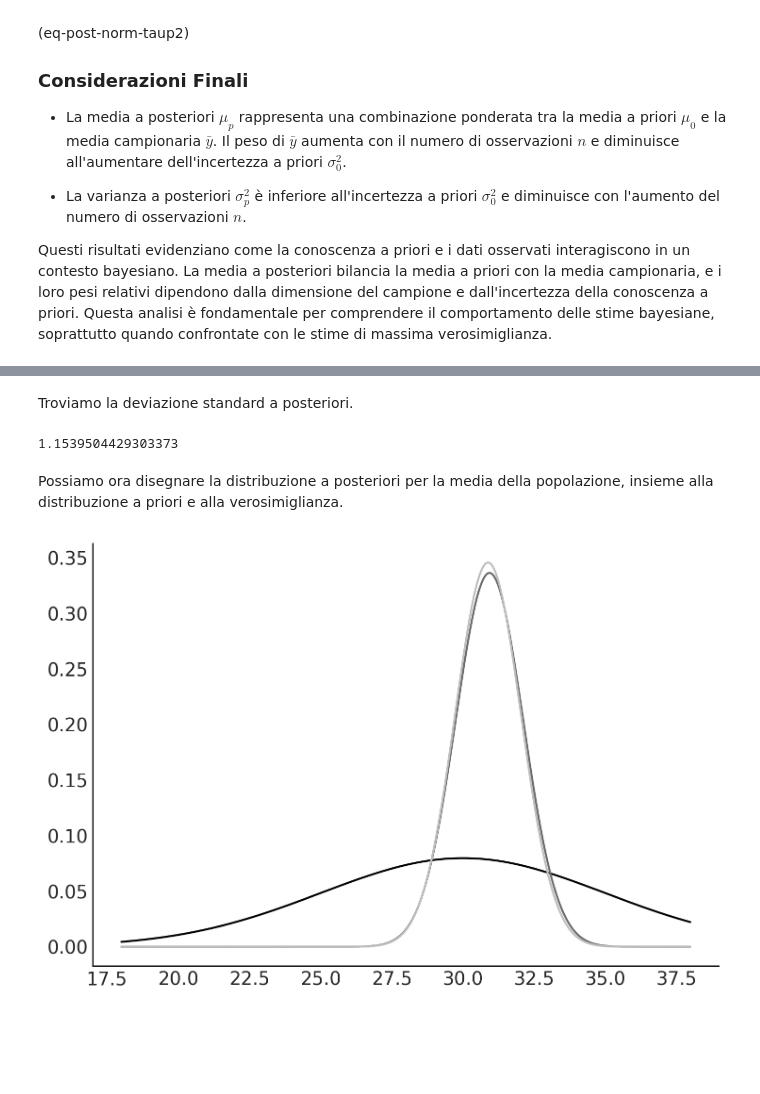
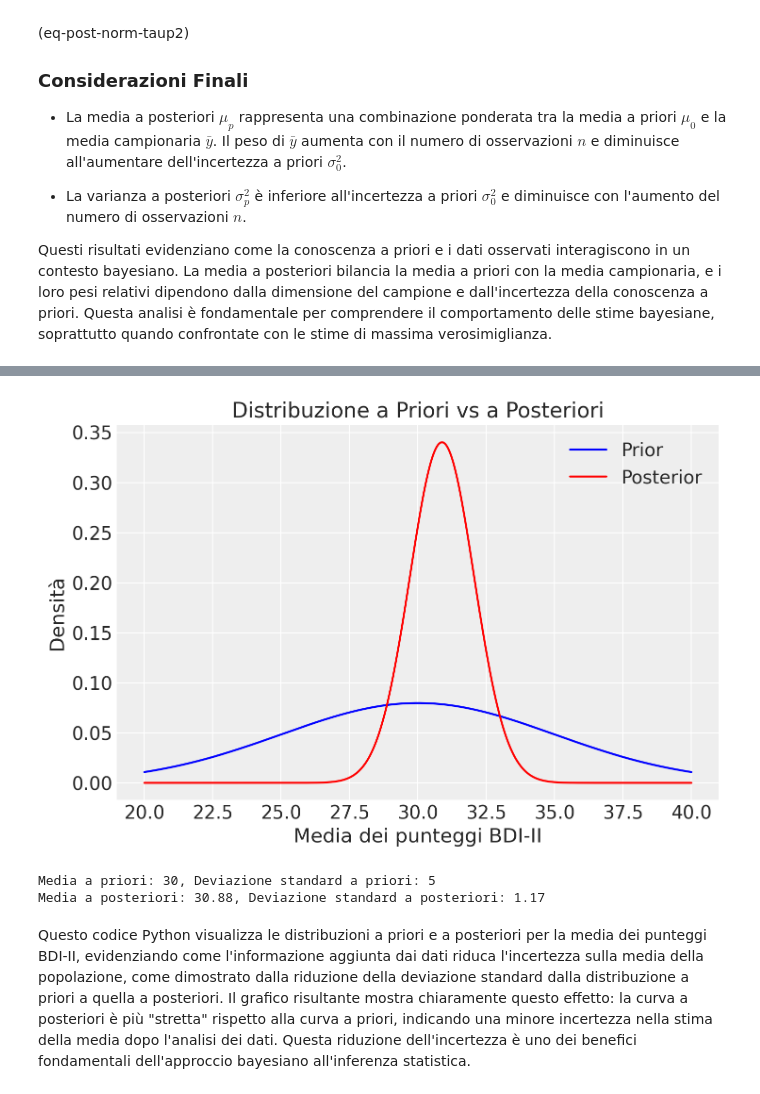
Before and after one commit to ccaudek/ds4p, a Jupyter notebook: _sources/chapter_4/04_conjugate_families_2.ipynb, the cells around one changed output, grey strips where cells are left out. Saved outputs shown, nothing was run; the diff lists cells and outputs as text; code cells hidden in the pictures; blank space fills up the shorter version.

```diff
--- a/_sources/chapter_4/04_conjugate_families_2.ipynb
+++ b/_sources/chapter_4/04_conjugate_families_2.ipynb
@@ -111,3 +85,0 @@ In questo esempio, ipotizziamo che la varianza $\sigma^2$ della popolazione sia
-# %%
-sigma = np.std(y)
-sigma
@@ -131,5 +90,4 @@ Usando l'eq. {eq}`eq-post-norm-mup`, definiamo una funzione che ritorna la media
 # %%
-def mu_post(sigma_0, mu_0, sigma, ybar, n):
-    return (1 / sigma_0**2 * mu_0 + n / sigma**2 * ybar) / (
-        1 / sigma_0**2 + n / sigma**2
-    )
+# Calcolo della media e deviazione standard a posteriori
+mu_post = (mu_0 / sigma_0**2 + n * y_bar / sigma**2) / (1 / sigma_0**2 + n / sigma**2)
+sigma_post = np.sqrt(1 / (1 / sigma_0**2 + n / sigma**2))
@@ -150,28 +94,22 @@ Definiamo una funzione che ritorna la deviazione standard della distribuzione a
-# %%
-def sigma_post(sigma_0, sigma, n):
-    return np.sqrt(1 / (1 / sigma_0**2 + n / sigma**2))
-# %% [markdown]
-Troviamo la deviazione standard a posteriori.
-# %%
-sigma = np.std(y)  # sd del campione (assunta essere sigma)
-n = len(y)
-
-sigma_post(sigma_0, sigma, n)
-# %% [output]
-1.1539504429303373
-# %% [markdown]
-Possiamo ora disegnare la distribuzione a posteriori per la media della popolazione, insieme alla distribuzione a priori e alla verosimiglianza.
-# %%
-plt.plot(x_axis, stats.norm.pdf(x_axis, mu_0, sigma_0))
-plt.plot(x_axis, l)
-_ = plt.plot(
-    x_axis,
-    stats.norm.pdf(
-        x_axis, mu_post(sigma_0, mu_0, sigma, ybar, n), sigma_post(sigma_0, sigma, n)
-    ),
-)
-# %% [output]
-[figure, removed]
+# %%
+# Visualizzazione
+x_axis = np.linspace(20, 40, 1000)
+plt.plot(x_axis, stats.norm.pdf(x_axis, mu_0, sigma_0), label='Prior', color='blue')
+plt.plot(x_axis, stats.norm.pdf(x_axis, mu_post, sigma_post), label='Posterior', color='red')
+plt.xlabel('Media dei punteggi BDI-II')
+plt.ylabel('Densità')
+plt.title('Distribuzione a Priori vs a Posteriori')
+_ = plt.legend()
+# %% [output]
+[figure, added]
+# %%
+print(f"Media a priori: {mu_0}, Deviazione standard a priori: {sigma_0}")
+print(f"Media a posteriori: {mu_post:.2f}, Deviazione standard a posteriori: {sigma_post:.2f}")
+# %% [output]
+Media a priori: 30, Deviazione standard a priori: 5
+Media a posteriori: 30.88, Deviazione standard a posteriori: 1.17
+# %% [markdown]
+Questo codice Python visualizza le distribuzioni a priori e a posteriori per la media dei punteggi BDI-II, evidenziando come l'informazione aggiunta dai dati riduca l'incertezza sulla media della popolazione, come dimostrato dalla riduzione della deviazione standard dalla distribuzione a priori a quella a posteriori. Il grafico risultante mostra chiaramente questo effetto: la curva a posteriori è più "stretta" rispetto alla curva a priori, indicando una minore incertezza nella stima della media dopo l'analisi dei dati. Questa riduzione dell'incertezza è uno dei benefici fondamentali dell'approccio bayesiano all'inferenza statistica.
 # %% [markdown]
 ## Commenti e considerazioni finali
 
```
Also changed, not shown: parts of 18 cells of this notebook, 20 other files.
